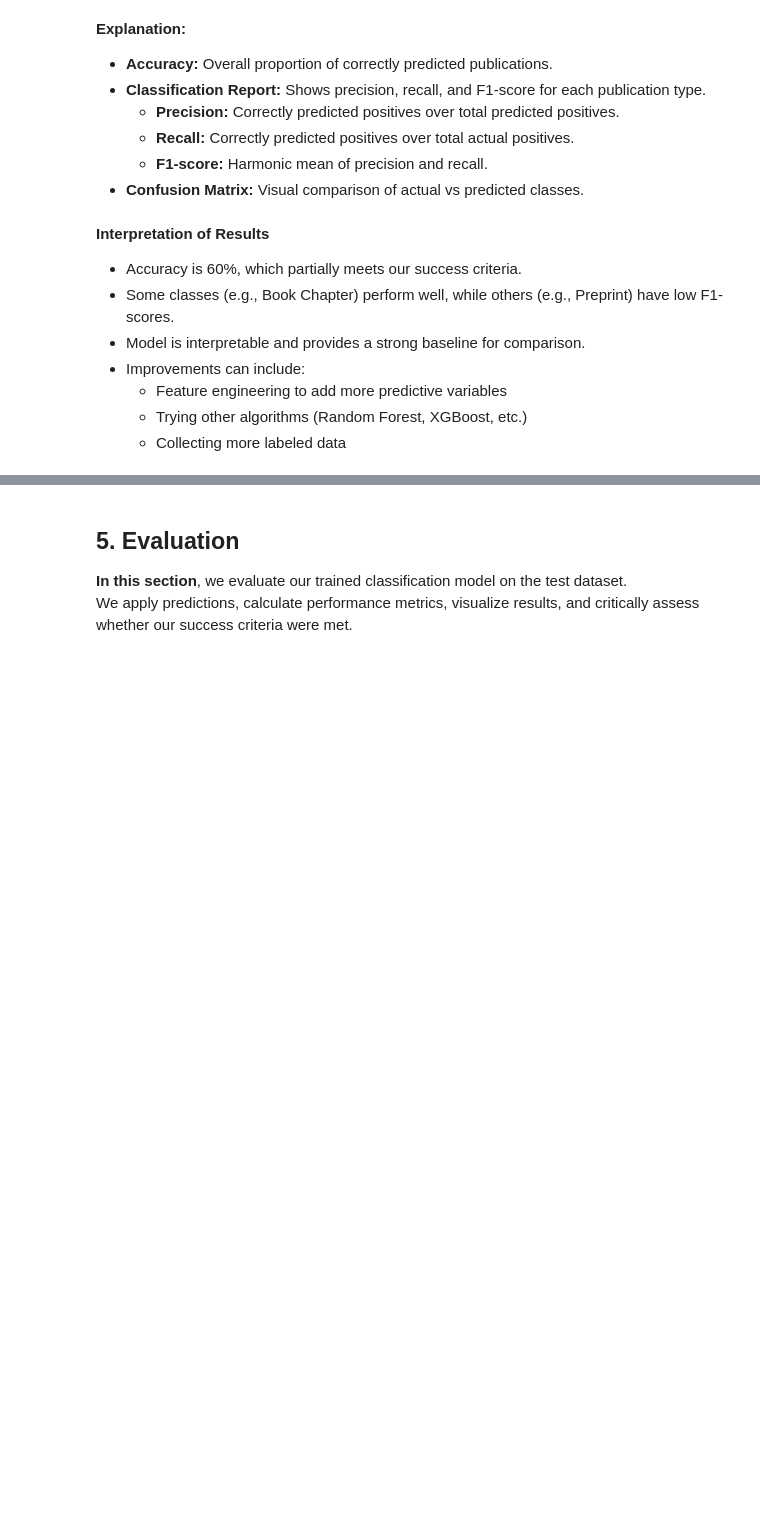
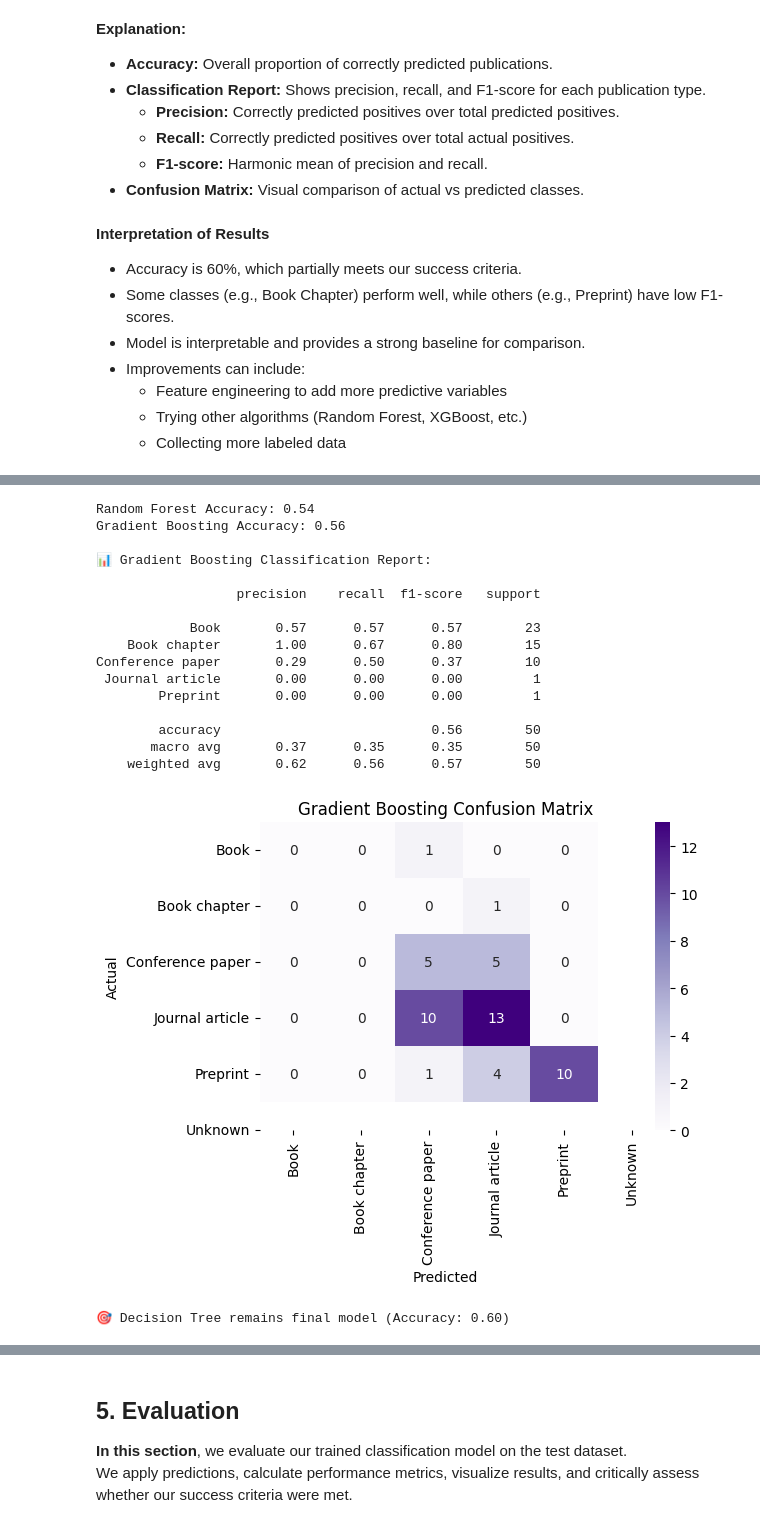
Before and after one commit to Tikulirekuti-Mwale/Publication_Types, a Jupyter notebook: classification_of_Publication_types.ipynb, the cells around one changed output, grey strips where cells are left out. Saved outputs shown, nothing was run; the diff lists cells and outputs as text; code cells hidden in the pictures; blank space fills up the shorter version.

```diff
--- a/classification_of_Publication_types.ipynb
+++ b/classification_of_Publication_types.ipynb
@@ -649,0 +762,76 @@ Conference paper       0.29      0.50      0.37        10
+# %%
+# ===============================
+# Step 1: Import libraries
+# ===============================
+from sklearn.ensemble import RandomForestClassifier, HistGradientBoostingClassifier
+from sklearn.metrics import accuracy_score, classification_report, confusion_matrix
+import seaborn as sns
+import matplotlib.pyplot as plt
+
+# ===============================
+# Step 2: Train Random Forest (optional comparison)
+# ===============================
+rf_model = RandomForestClassifier(random_state=42, n_estimators=100)
+rf_model.fit(X_train, y_train)
+y_pred_rf = rf_model.predict(X_test)
+acc_rf = accuracy_score(y_test, y_pred_rf)
+print("Random Forest Accuracy:", acc_rf)
+
+# ===============================
+# Step 3: Train Gradient Boosting
+# ===============================
+gb_model = HistGradientBoostingClassifier(random_state=42)
+gb_model.fit(X_train, y_train)
+y_pred_gb = gb_model.predict(X_test)
+acc_gb = accuracy_score(y_test, y_pred_gb)
+print("Gradient Boosting Accuracy:", acc_gb)
+
+# ===============================
+# Step 4: Evaluate Gradient Boosting
+# ===============================
+print("\n📊 Gradient Boosting Classification Report:\n")
+print(classification_report(y_test, y_pred_gb, target_names=le.classes_, labels=y_test.unique()))
+
+cm_gb = confusion_matrix(y_test, y_pred_gb)
+plt.figure(figsize=(6,4))
+sns.heatmap(cm_gb, annot=True, fmt='d', cmap="Purples",
+            xticklabels=le.classes_, yticklabels=le.classes_)
+plt.title("Gradient Boosting Confusion Matrix")
+plt.xlabel("Predicted")
+plt.ylabel("Actual")
+plt.show()
+
+# ===============================
+# Step 5: Compare with Decision Tree and Random Forest
+# ===============================
+# acc = Decision Tree accuracy (from your previous evaluation)
+best_acc = max(acc, acc_rf, acc_gb)
+
+if best_acc == acc_gb:
+    final_model = gb_model
+    print(f"🎯 Gradient Boosting selected as final model (Accuracy: {acc_gb:.2f})")
+elif best_acc == acc_rf:
+    final_model = rf_model
+    print(f"🎯 Random Forest selected as final model (Accuracy: {acc_rf:.2f})")
+else:
+    final_model = model  # original Decision Tree
+    print(f"🎯 Decision Tree remains final model (Accuracy: {acc:.2f})")
+# %% [output]
+Random Forest Accuracy: 0.54
+Gradient Boosting Accuracy: 0.56
+
+📊 Gradient Boosting Classification Report:
+
+                  precision    recall  f1-score   support
+
+            Book       0.57      0.57      0.57        23
+    Book chapter       1.00      0.67      0.80        15
+Conference paper       0.29      0.50      0.37        10
+ Journal article       0.00      0.00      0.00         1
+        Preprint       0.00      0.00      0.00         1
+
+        accuracy                           0.56        50
+       macro avg       0.37      0.35      0.35        50
+    weighted avg       0.62      0.56      0.57        50
+[figure, added]
+🎯 Decision Tree remains final model (Accuracy: 0.60)
```
Also changed, not shown: parts of 16 cells of this notebook.
